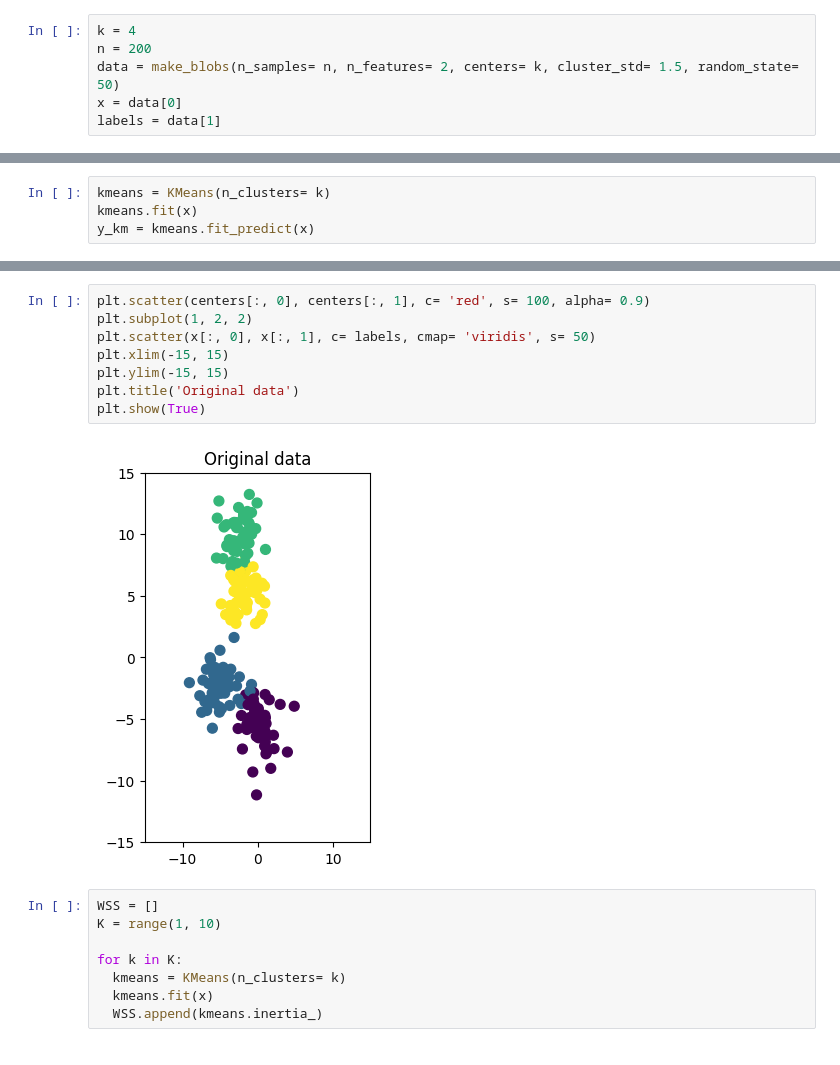
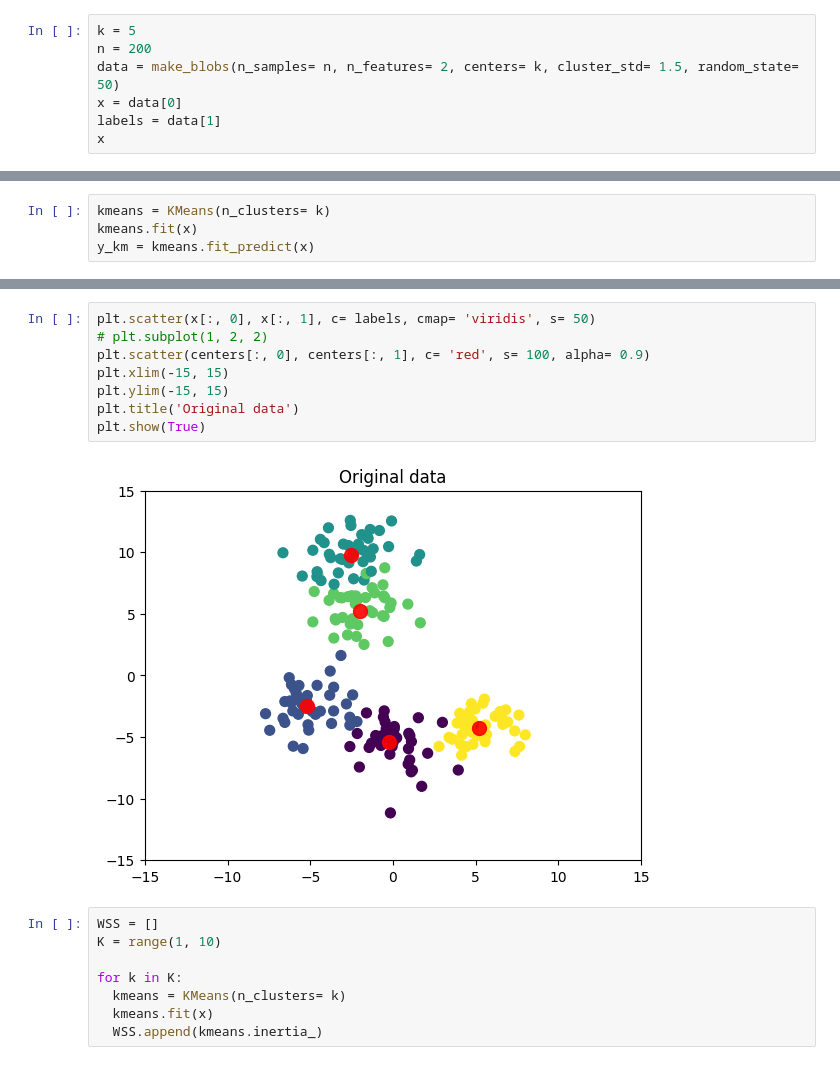
Before and after one commit to CaioMS2000/laboratorio, a Jupyter notebook: python/IA AED4/FranciscoRodrigues2.ipynb, the cells around one changed output, grey strips where cells are left out. Drawn from its saved outputs; the diff is of its cells as text.

```diff
--- a/python/IA AED4/FranciscoRodrigues2.ipynb
+++ b/python/IA AED4/FranciscoRodrigues2.ipynb
@@ -9,8 +9,9 @@ plt.figure(figsize=(10, 5))
 <Figure size 1000x500 with 0 Axes>
 <Figure size 1000x500 with 0 Axes>
 # %%
-k = 4
+k = 5
 n = 200
 data = make_blobs(n_samples= n, n_features= 2, centers= k, cluster_std= 1.5, random_state= 50)
 x = data[0]
 labels = data[1]
+x
@@ -40,13 +65,13 @@ centers = kmeans.cluster_centers_
 # %%
+plt.scatter(x[:, 0], x[:, 1], c= labels, cmap= 'viridis', s= 50)
+# plt.subplot(1, 2, 2)
 plt.scatter(centers[:, 0], centers[:, 1], c= 'red', s= 100, alpha= 0.9)
-plt.subplot(1, 2, 2)
-plt.scatter(x[:, 0], x[:, 1], c= labels, cmap= 'viridis', s= 50)
 plt.xlim(-15, 15)
 plt.ylim(-15, 15)
 plt.title('Original data')
 plt.show(True)
 # %% [output]
-[figure, old version]
+[figure, new version]
 # %%
 WSS = []
 K = range(1, 10)
```
Also changed, not shown: parts of 4 cells of this notebook, 1 other file.
